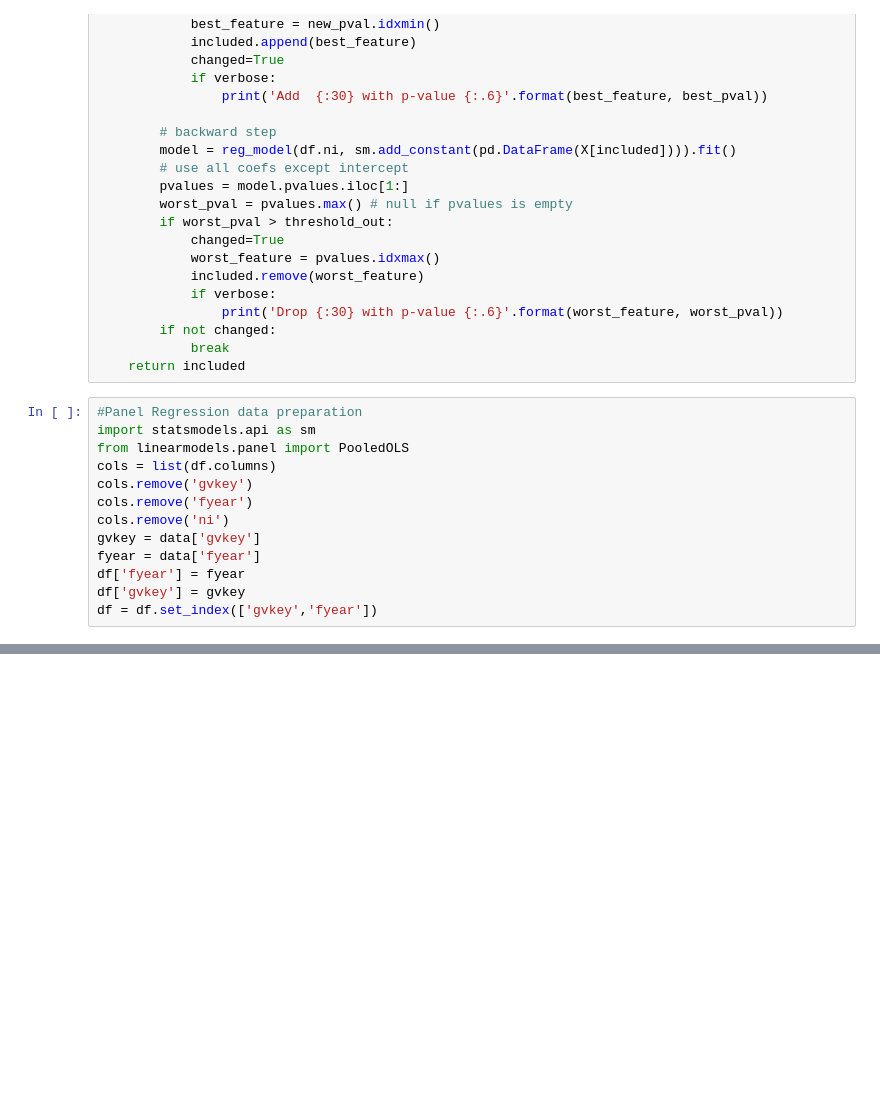
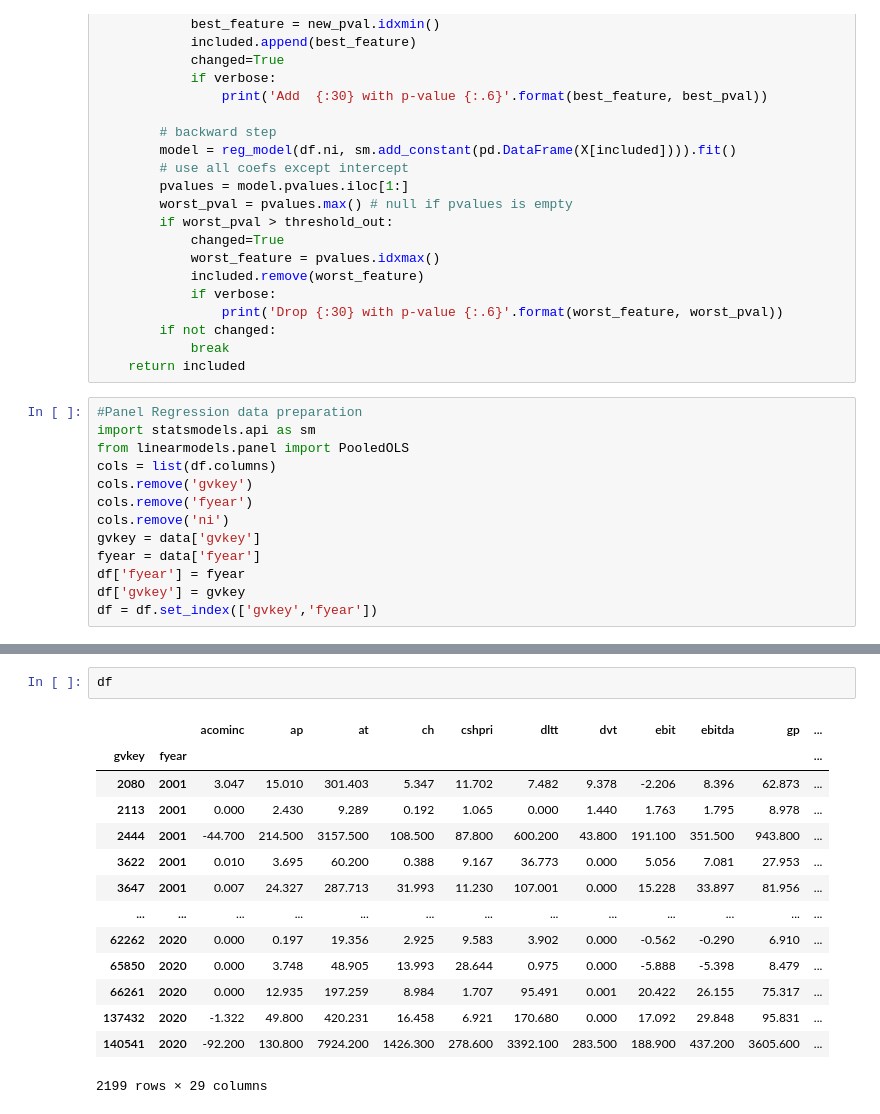
Before and after one commit to rohitashwachaks/fin-modelling, a Jupyter notebook: Assignment-1/earnings/panel_regressions_stepwise.ipynb, the cells around one changed output, grey strips where cells are left out. Saved outputs shown, nothing was run; the diff lists cells and outputs as text; blank space fills up the shorter version.

```diff
--- a/Assignment-1/earnings/panel_regressions_stepwise.ipynb
+++ b/Assignment-1/earnings/panel_regressions_stepwise.ipynb
@@ -267,4 +257,21 @@ P-value: 0.0000
 Distribution: F(184,2141)
 
 Included effects: Entity
+# %%
+df
+# %% [output]
+|  |  | acominc | ap | at | ch | cshpri | dltt | dvt | ebit | ebitda | gp | ... |
+| gvkey | fyear |  |  |  |  |  |  |  |  |  |  | ... |
+| 2080 | 2001 | 3.047 | 15.010 | 301.403 | 5.347 | 11.702 | 7.482 | 9.378 | -2.206 | 8.396 | 62.873 | ... |
+| 2113 | 2001 | 0.000 | 2.430 | 9.289 | 0.192 | 1.065 | 0.000 | 1.440 | 1.763 | 1.795 | 8.978 | ... |
+| 2444 | 2001 | -44.700 | 214.500 | 3157.500 | 108.500 | 87.800 | 600.200 | 43.800 | 191.100 | 351.500 | 943.800 | ... |
+| 3622 | 2001 | 0.010 | 3.695 | 60.200 | 0.388 | 9.167 | 36.773 | 0.000 | 5.056 | 7.081 | 27.953 | ... |
+| 3647 | 2001 | 0.007 | 24.327 | 287.713 | 31.993 | 11.230 | 107.001 | 0.000 | 15.228 | 33.897 | 81.956 | ... |
+| ... | ... | ... | ... | ... | ... | ... | ... | ... | ... | ... | ... | ... |
+| 62262 | 2020 | 0.000 | 0.197 | 19.356 | 2.925 | 9.583 | 3.902 | 0.000 | -0.562 | -0.290 | 6.910 | ... |
+| 65850 | 2020 | 0.000 | 3.748 | 48.905 | 13.993 | 28.644 | 0.975 | 0.000 | -5.888 | -5.398 | 8.479 | ... |
+| 66261 | 2020 | 0.000 | 12.935 | 197.259 | 8.984 | 1.707 | 95.491 | 0.001 | 20.422 | 26.155 | 75.317 | ... |
+| 137432 | 2020 | -1.322 | 49.800 | 420.231 | 16.458 | 6.921 | 170.680 | 0.000 | 17.092 | 29.848 | 95.831 | ... |
+| 140541 | 2020 | -92.200 | 130.800 | 7924.200 | 1426.300 | 278.600 | 3392.100 | 283.500 | 188.900 | 437.200 | 3605.600 | ... |
+2199 rows × 29 columns
 # %%
```
Also changed, not shown: parts of 9 cells of this notebook, 2 other files.
